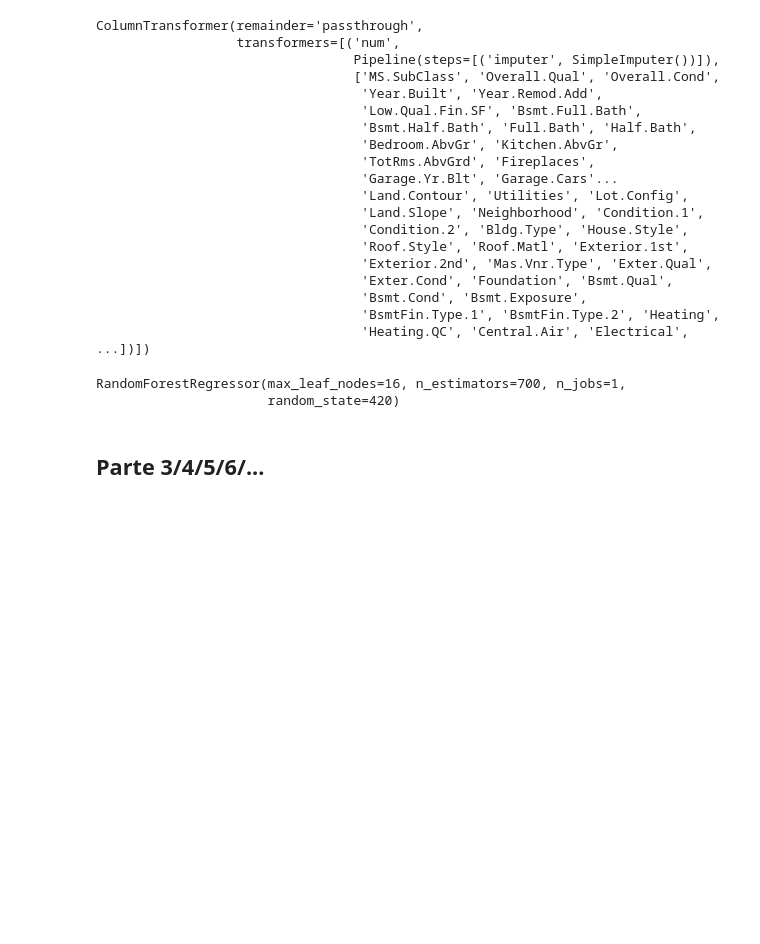
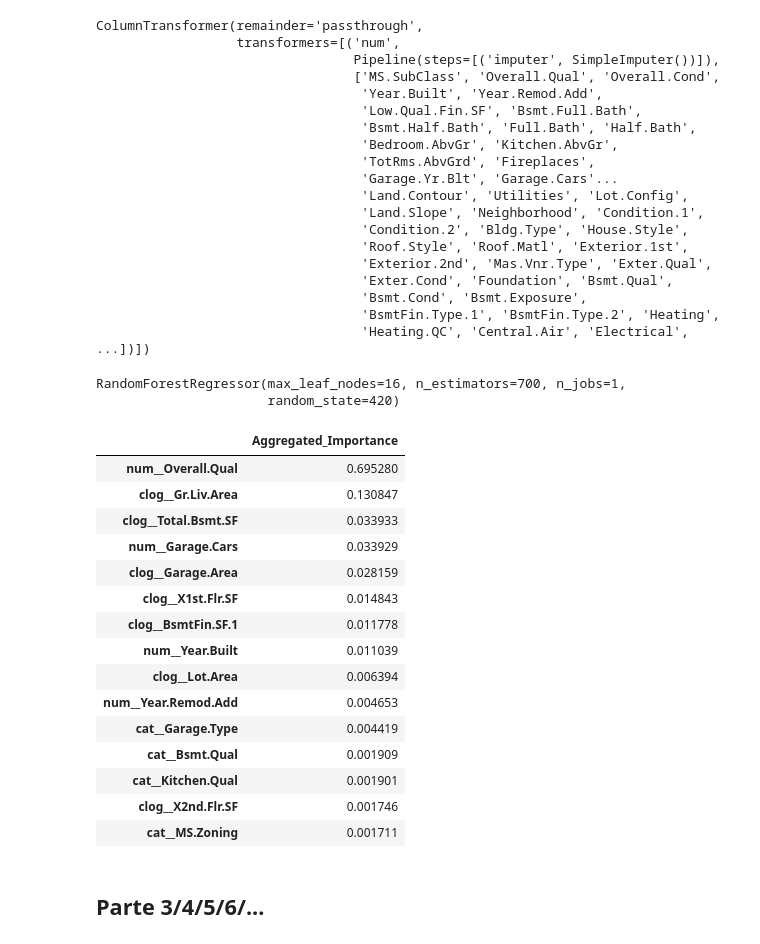
Before and after one commit to henriquebrnetto/projeto_ml_4sem, a Jupyter notebook: model.ipynb, the cells around one changed output. Drawn from its saved outputs; the diff is of its cells as text; code cells hidden in the pictures; blank space fills up the shorter version.

```diff
--- a/model.ipynb
+++ b/model.ipynb
@@ -244,14 +245,33 @@ RandomForestRegressor(max_leaf_nodes=16, n_estimators=700, n_jobs=1,
 # %%
 importances = rnd_clf.feature_importances_
 
 feature_names = preprocessing_pipeline.get_feature_names_out()
 feature_importances_df = pd.DataFrame(zip(feature_names, importances), columns=['Feature', 'Importance']) \
     .sort_values(by='Importance', ascending=False)
 
 feature_importances_df = aggregate_categorical_importances(feature_importances_df.set_index('Feature'))
 
 
 X_feats = [feat.split('__')[1] for feat in feature_importances_df[:15].index]
+
+feature_importances_df[:15]
+# %% [output]
+|  | Aggregated_Importance |
+| num__Overall.Qual | 0.695280 |
+| clog__Gr.Liv.Area | 0.130847 |
+| clog__Total.Bsmt.SF | 0.033933 |
+| num__Garage.Cars | 0.033929 |
+| clog__Garage.Area | 0.028159 |
+| clog__X1st.Flr.SF | 0.014843 |
+| clog__BsmtFin.SF.1 | 0.011778 |
+| num__Year.Built | 0.011039 |
+| clog__Lot.Area | 0.006394 |
+| num__Year.Remod.Add | 0.004653 |
+| cat__Garage.Type | 0.004419 |
+| cat__Bsmt.Qual | 0.001909 |
+| cat__Kitchen.Qual | 0.001901 |
+| clog__X2nd.Flr.SF | 0.001746 |
+| cat__MS.Zoning | 0.001711 |
 # %%
 X_train = X_train[X_feats]
 # %% [markdown]
```
Also changed, not shown: parts of 9 cells of this notebook.
